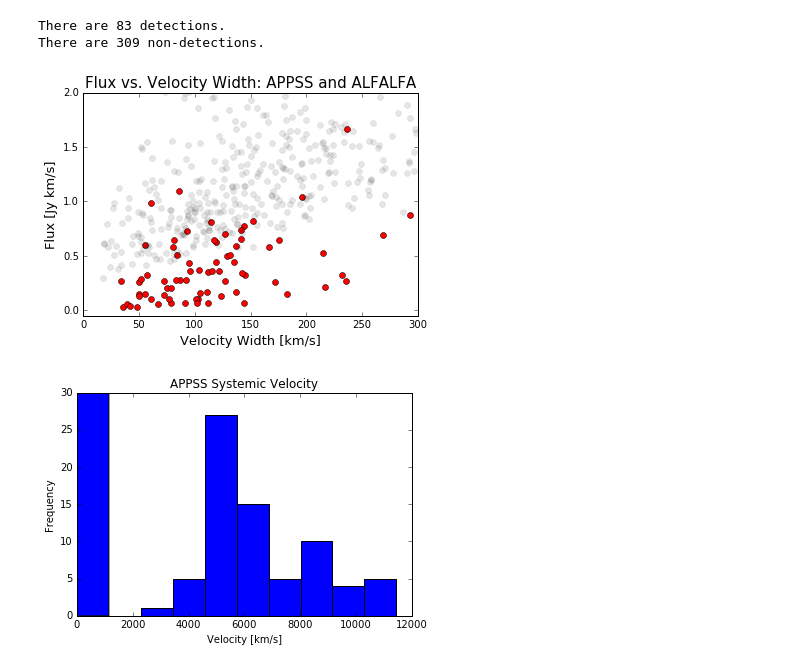
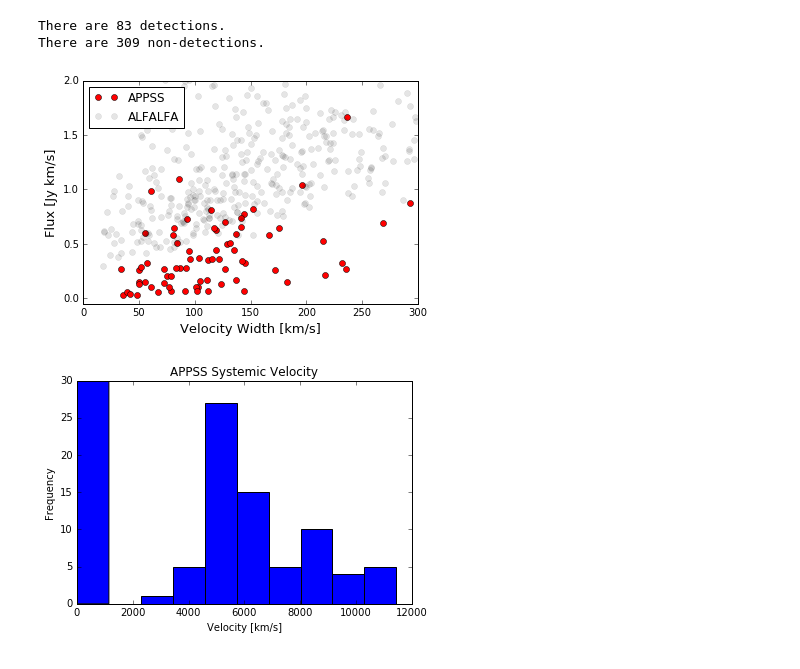
Before and after one commit to jsribaud/APPSS, a Jupyter notebook: UAT_code.ipynb, the cells around one changed output. Drawn from its saved outputs; the diff is of its cells as text; code cells hidden in the pictures.

Commit message:
legends

```diff
--- a/UAT_code.ipynb
+++ b/UAT_code.ipynb
@@ -160,35 +160,34 @@ There are 309 non-detections.
 # %%
 HI = data_alf['usedecdeg']
 gooddec=(HI >= 33.5) & (HI <= 36.5)
 
 
 #w50 from reduced slice
 w50_appss=data_appss['W50']
 flux_appss=data_appss['Flux']
 
 #alfalfa data
 flux_alf=data_alf['HIflux']
 w50_alf=data_alf['W50']
 
 good_w50_alf=w50_alf[gooddec]
 good_flux_alf=flux_alf[gooddec]
 good_w50_appss=w50_appss[(w50_appss > 0)]
 good_flux_appss=flux_appss[(flux_appss > 0)]
 
 #figure of the velocity vs. flux of the appss slice and the alfalfa data
 plt.figure()
-plt.plot(good_w50_appss, good_flux_appss,'ro')
-plt.plot(good_w50_alf, good_flux_alf,'ko', alpha=.1) #only near dec 35, 1.5
-plt.title('Flux vs. Velocity Width: APPSS and ALFALFA',fontsize=15)
+plt.plot(good_w50_appss, good_flux_appss,'ro',label='APPSS')
+plt.plot(good_w50_alf, good_flux_alf,'ko', alpha=.1, label='ALFALFA') #only near dec 35, 1.5
 plt.xlabel('Velocity Width [km/s]',fontsize=13)
 plt.ylabel('Flux [Jy km/s]',fontsize=13)
 pylab.ylim([-.05,2]) #change the range on the y axis
 pylab.xlim([0,300]) #Change the range on the x axis
+plt.legend(loc =2)
 fig = plt.gcf()
-
-fig.savefig('flux_w50_both.pdf')
+#fig.savefig('flux_w50_both.pdf')
 # %% [output]
-[figure, old version]
+[figure, new version]
 # %%
 #systemic velocity frequency of just my slice
 plt.figure(1)
```
